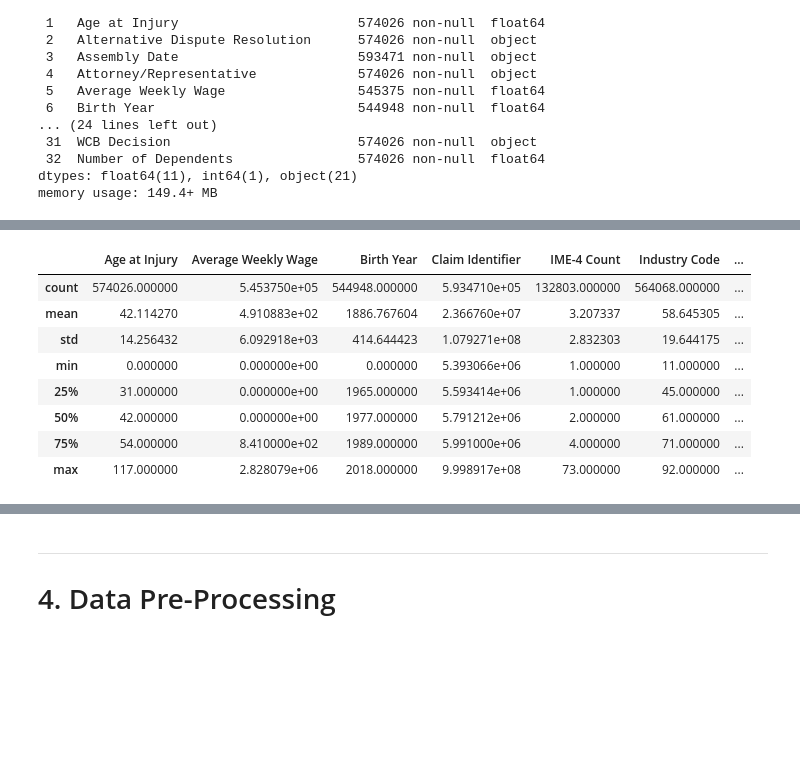
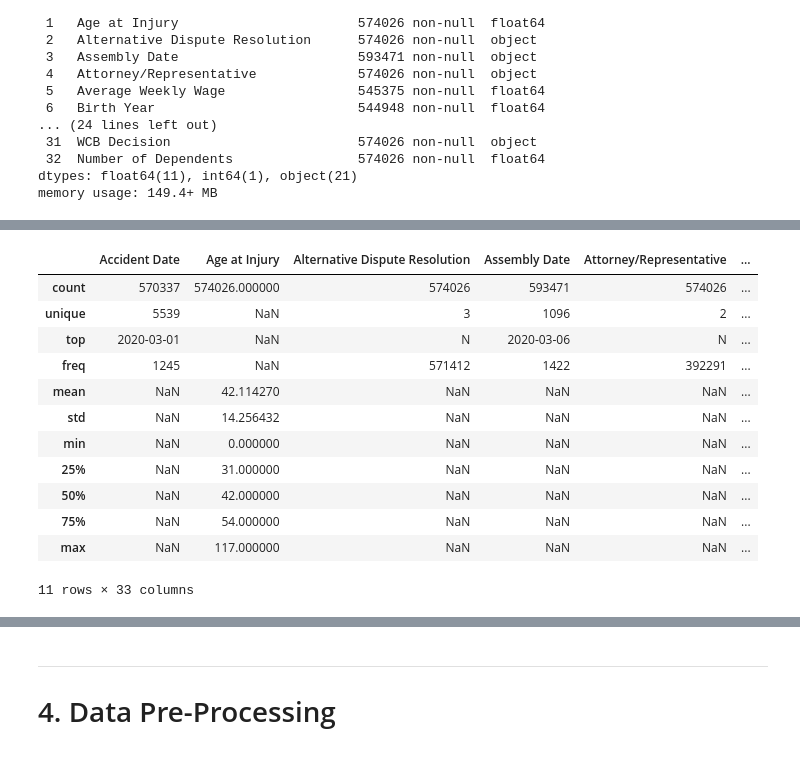
Before and after one commit to RLopes2327/Group17_ML2425, a Jupyter notebook: Project part1 - Diogo - 20240584.ipynb, the cells around one changed output, grey strips where cells are left out. Drawn from its saved outputs; the diff is of its cells as text; code cells hidden in the pictures; blank space fills up the shorter version.

```diff
--- a/Project part1 - Diogo - 20240584.ipynb
+++ b/Project part1 - Diogo - 20240584.ipynb
@@ -137,12 +183,16 @@ dtype: object
 # %%
-train.describe()
+train.describe(include ='all')
 # %% [output]
-|  | Age at Injury | Average Weekly Wage | Birth Year | Claim Identifier | IME-4 Count | Industry Code | ... |
-| count | 574026.000000 | 5.453750e+05 | 544948.000000 | 5.934710e+05 | 132803.000000 | 564068.000000 | ... |
-| mean | 42.114270 | 4.910883e+02 | 1886.767604 | 2.366760e+07 | 3.207337 | 58.645305 | ... |
-| std | 14.256432 | 6.092918e+03 | 414.644423 | 1.079271e+08 | 2.832303 | 19.644175 | ... |
-| min | 0.000000 | 0.000000e+00 | 0.000000 | 5.393066e+06 | 1.000000 | 11.000000 | ... |
-| 25% | 31.000000 | 0.000000e+00 | 1965.000000 | 5.593414e+06 | 1.000000 | 45.000000 | ... |
-| 50% | 42.000000 | 0.000000e+00 | 1977.000000 | 5.791212e+06 | 2.000000 | 61.000000 | ... |
-| 75% | 54.000000 | 8.410000e+02 | 1989.000000 | 5.991000e+06 | 4.000000 | 71.000000 | ... |
-| max | 117.000000 | 2.828079e+06 | 2018.000000 | 9.998917e+08 | 73.000000 | 92.000000 | ... |
+|  | Accident Date | Age at Injury | Alternative Dispute Resolution | Assembly Date | Attorney/Representative | ... |
+| count | 570337 | 574026.000000 | 574026 | 593471 | 574026 | ... |
+| unique | 5539 | NaN | 3 | 1096 | 2 | ... |
+| top | 2020-03-01 | NaN | N | 2020-03-06 | N | ... |
+| freq | 1245 | NaN | 571412 | 1422 | 392291 | ... |
+| mean | NaN | 42.114270 | NaN | NaN | NaN | ... |
+| std | NaN | 14.256432 | NaN | NaN | NaN | ... |
+| min | NaN | 0.000000 | NaN | NaN | NaN | ... |
+| 25% | NaN | 31.000000 | NaN | NaN | NaN | ... |
+| 50% | NaN | 42.000000 | NaN | NaN | NaN | ... |
+| 75% | NaN | 54.000000 | NaN | NaN | NaN | ... |
+| max | NaN | 117.000000 | NaN | NaN | NaN | ... |
+11 rows × 33 columns
```
Also changed, not shown: parts of 13 cells of this notebook.
